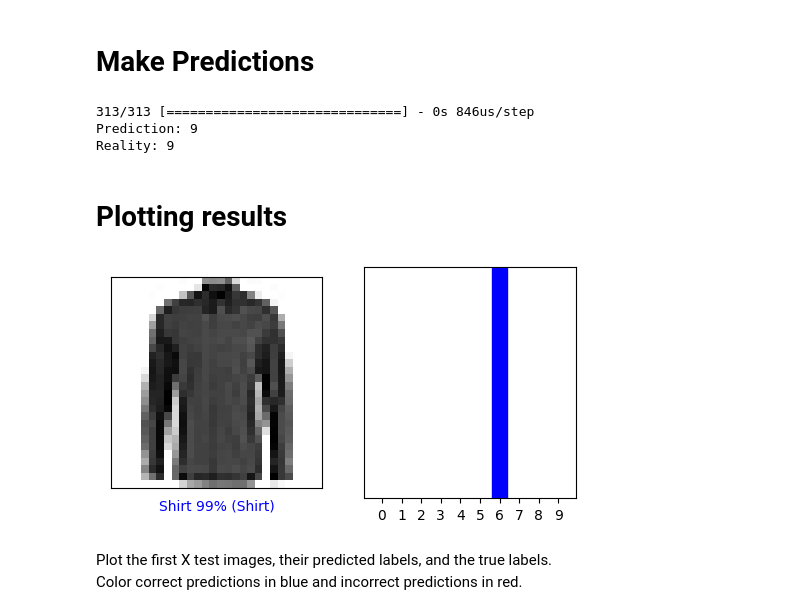
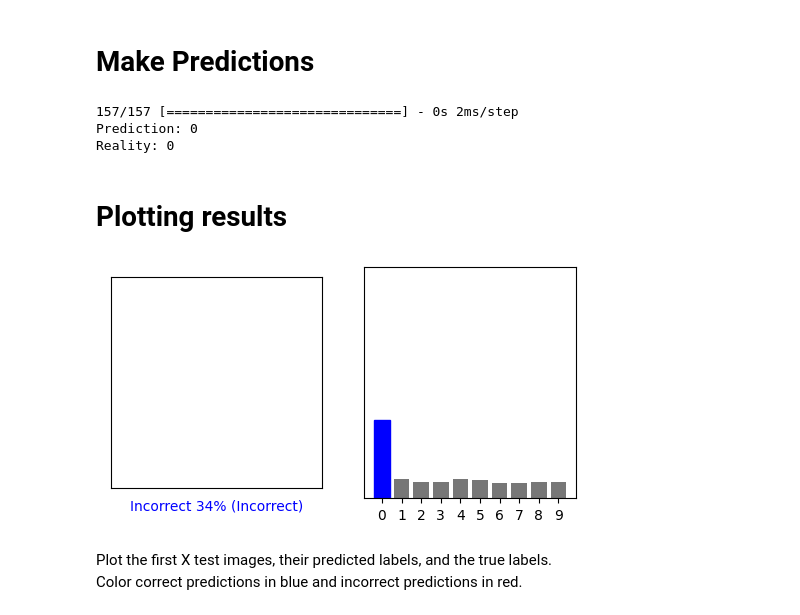
Before and after one commit to At11011/datathon_test_repository, a Jupyter notebook: src/model_development.ipynb, the cells around one changed output. Saved outputs shown, nothing was run; the diff lists cells and outputs as text; code cells hidden in the pictures.

Commit message:
Working development model

```diff
--- a/src/model_development.ipynb
+++ b/src/model_development.ipynb
@@ -58,7 +113,7 @@ for i in range(25):
     plt.xticks([])
     plt.yticks([])
     plt.grid(False)
-    plt.imshow(train_images[i], cmap=plt.cm.binary)
-    plt.xlabel(class_names[train_labels[i]])
+    plt.imshow(training_images[i*(int(len(training_labels)/25))], cmap=plt.cm.binary)
+    plt.xlabel(class_names[training_labels[i*(int(len(training_labels)/25))]])
 plt.show()
 # %% [output]
@@ -68,7 +123,7 @@ plt.show()
 # %%
 model = tf.keras.Sequential([
     # Unstacks the pixel rows of the images and lines them end to end 28x28 -> 784 pixels
-    tf.keras.layers.Flatten(input_shape=(28, 28)),
+    tf.keras.layers.Flatten(input_shape=(image_width, image_height)),
     # Densely connected nural net with 128 notes
     tf.keras.layers.Dense(128, activation='relu'),
     # Less dense
@@ -83,6 +138,6 @@ model.compile(optimizer='adam', # Determines the way the model is updated
 # %% [markdown]
 # Fit and train model
 # %%
-model.fit(train_images, train_labels, epochs=10)
+model.fit(training_images, training_labels, epochs=10)
 # %% [output]
 Epoch 1/10
@@ -120,14 +240,14 @@ Test accuracy: 0.882099986076355
 # Make Predictions
 # %%
 probability_model = tf.keras.Sequential([model, tf.keras.layers.Softmax()])
-predictions = probability_model.predict(test_images)
+predictions = probability_model.predict(testing_images)
 
 print("Prediction: {:d}".format(np.argmax(predictions[0])))
-print("Reality: {:d}".format(test_labels[0]))
+print("Reality: {:d}".format(testing_labels[0]))
 # %% [output]
-313/313 [==============================] - 0s 846us/step
-Prediction: 9
-Reality: 9
+157/157 [==============================] - 0s 2ms/step
+Prediction: 0
+Reality: 0
 # %% [markdown]
 # Plotting results
 # %%
@@ -140,37 +260,37 @@ def plot_image(i, predictions_array, true_label, img):
   plt.imshow(img, cmap=plt.cm.binary)
 
   predicted_label = np.argmax(predictions_array)
   if predicted_label == true_label:
     color = 'blue'
   else:
     color = 'red'
 
   plt.xlabel("{} {:2.0f}% ({})".format(class_names[predicted_label],
                                 100*np.max(predictions_array),
                                 class_names[true_label]),
                                 color=color)
 
 def plot_value_array(i, predictions_array, true_label):
   true_label = true_label[i]
   plt.grid(False)
   plt.xticks(range(10))
   plt.yticks([])
   thisplot = plt.bar(range(10), predictions_array, color="#777777")
   plt.ylim([0, 1])
   predicted_label = np.argmax(predictions_array)
 
   thisplot[predicted_label].set_color('red')
   thisplot[true_label].set_color('blue')
 
-i = 9000
+i = 1
 plt.figure(figsize=(6,3))
 plt.subplot(1,2,1)
-plot_image(i, predictions[i], test_labels, test_images)
+plot_image(i, predictions[i], testing_labels, testing_images)
 plt.subplot(1,2,2)
-plot_value_array(i, predictions[i],  test_labels)
+plot_value_array(i, predictions[i],  testing_labels)
 plt.show()
 # %% [output]
-[figure, old version]
+[figure, new version]
 # %% [markdown]
 Plot the first X test images, their predicted labels, and the true labels.
 Color correct predictions in blue and incorrect predictions in red.
```
Also changed, not shown: parts of 16 cells of this notebook.
